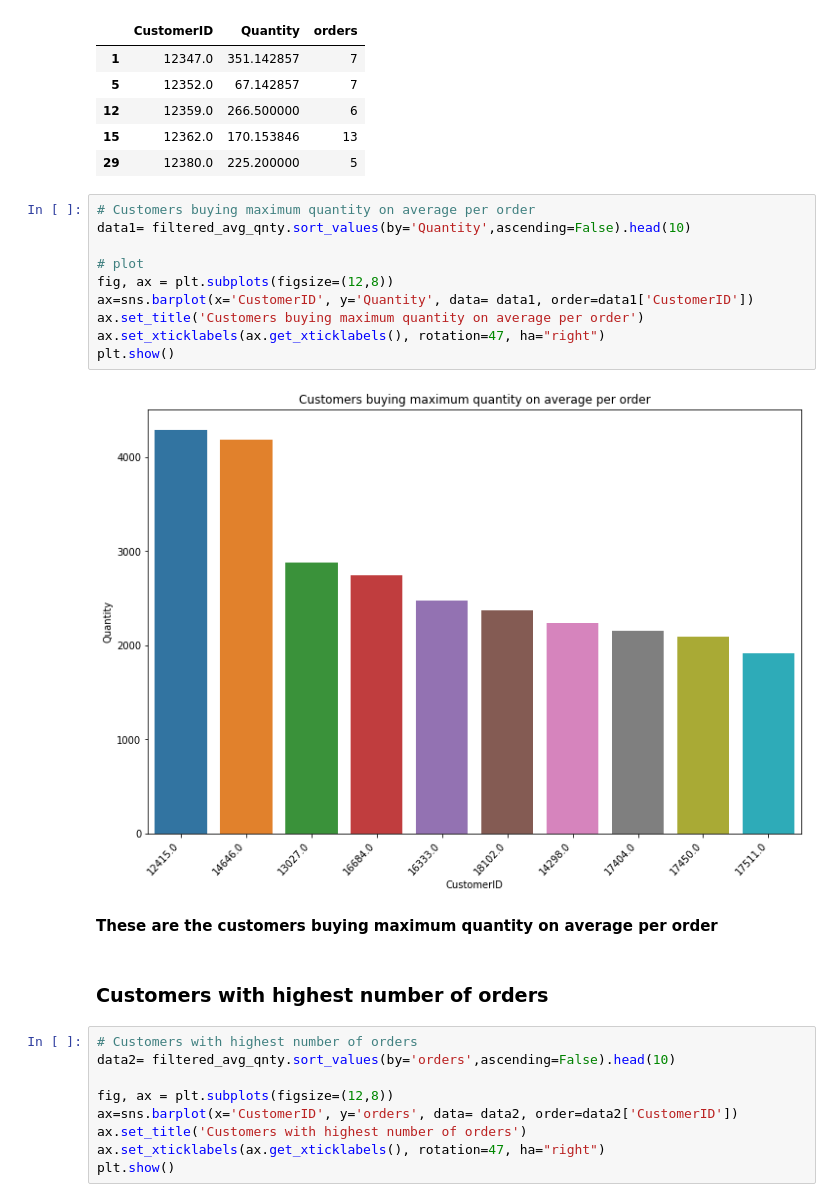
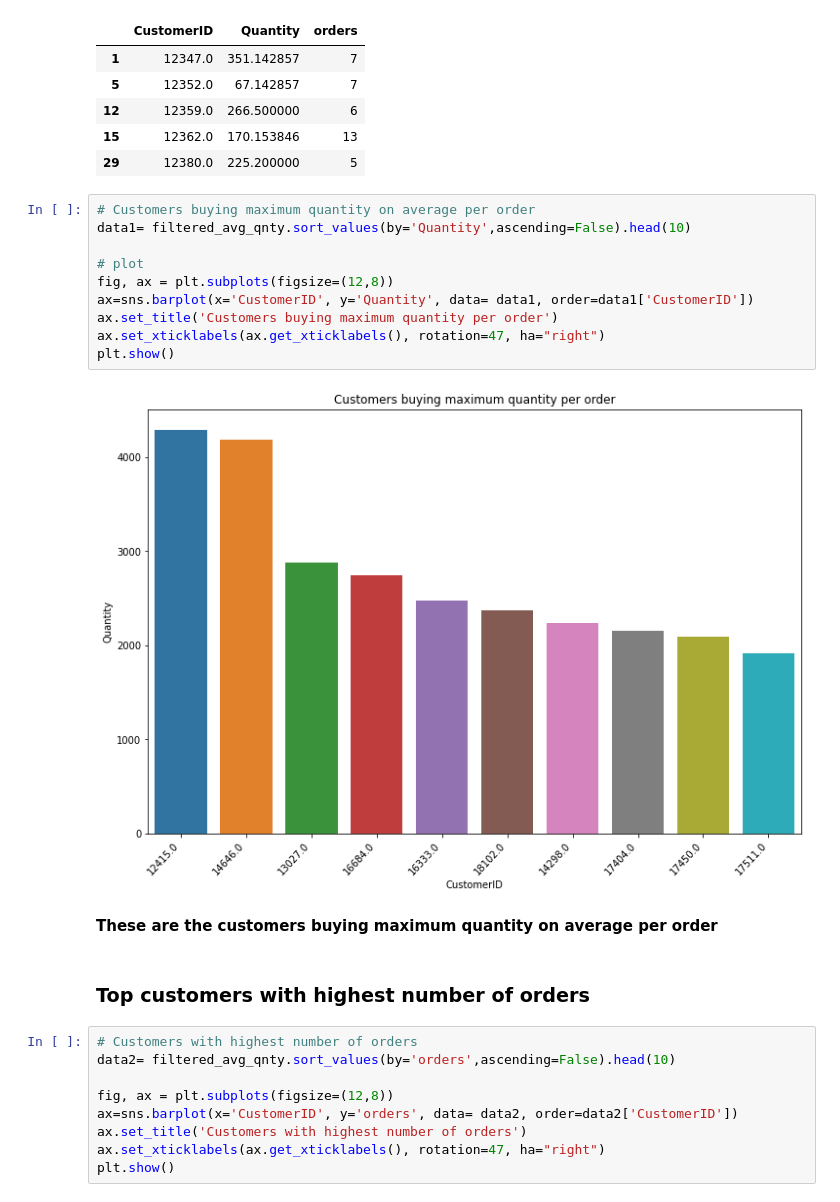
Before and after one commit to Swapnil-417/Online-Retail-Customer-Segmentation, a Jupyter notebook: Online_Retail_Customer_Segmentation_Capstone_Project.ipynb, the cells around one changed output. Drawn from its saved outputs; the diff is of its cells as text.

```diff
--- a/Online_Retail_Customer_Segmentation_Capstone_Project.ipynb
+++ b/Online_Retail_Customer_Segmentation_Capstone_Project.ipynb
@@ -314,19 +373,19 @@ filtered_avg_qnty.head()
 # %%
 # Customers buying maximum quantity on average per order
 data1= filtered_avg_qnty.sort_values(by='Quantity',ascending=False).head(10)
 
 # plot
 fig, ax = plt.subplots(figsize=(12,8))
 ax=sns.barplot(x='CustomerID', y='Quantity', data= data1, order=data1['CustomerID'])
-ax.set_title('Customers buying maximum quantity on average per order')
+ax.set_title('Customers buying maximum quantity per order')
 ax.set_xticklabels(ax.get_xticklabels(), rotation=47, ha="right")
 plt.show()
 # %% [output]
-[figure, old version]
+[figure, new version]
 # %% [markdown]
 **These are the customers buying maximum quantity on average per order**
 # %% [markdown]
-### **Customers with highest number of orders**
+### **Top customers with highest number of orders**
 # %%
 # Customers with highest number of orders
 data2= filtered_avg_qnty.sort_values(by='orders',ascending=False).head(10)
```
Also changed, not shown: parts of 45 cells of this notebook.
